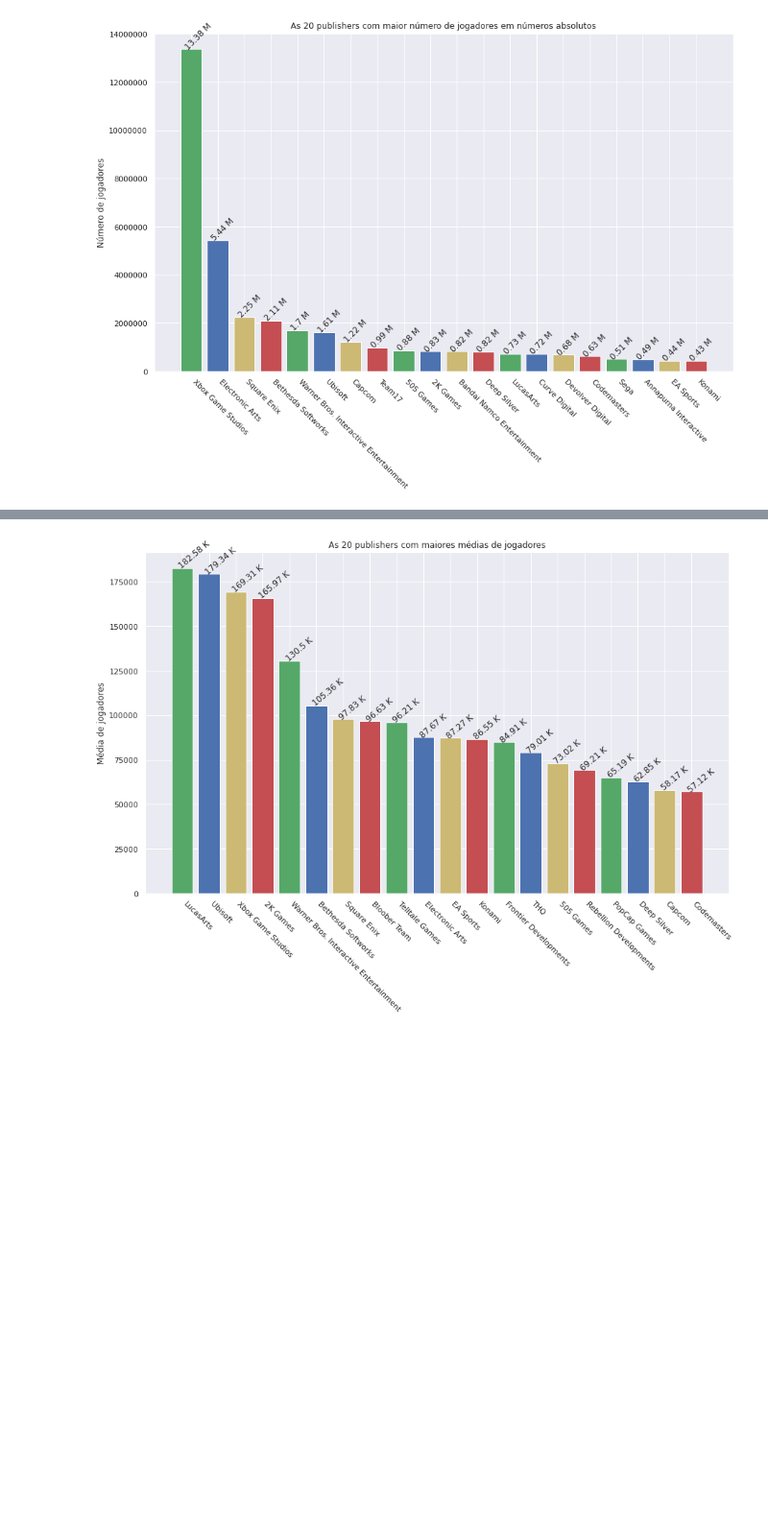
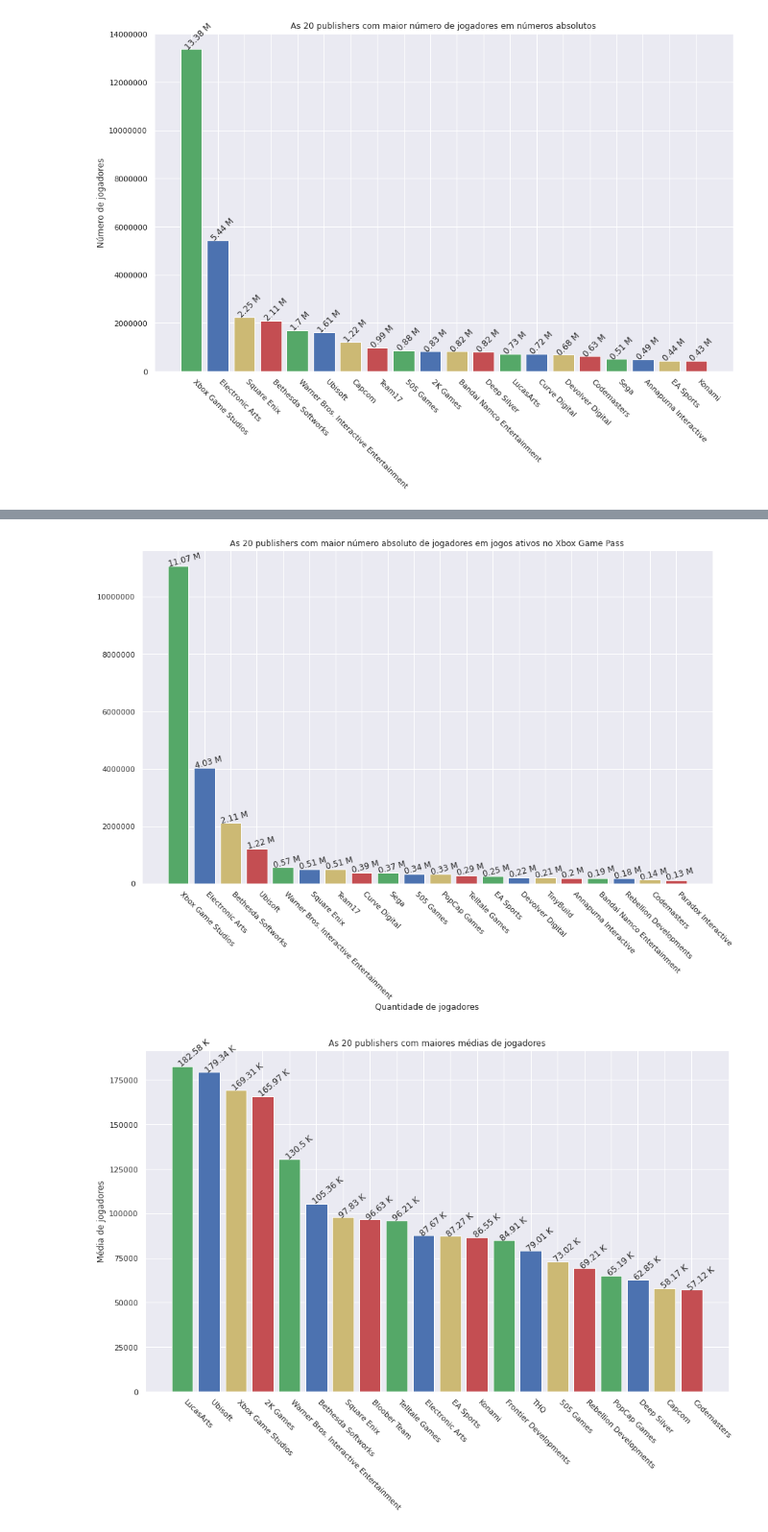
Before and after one commit to DamodaraBarbosa/xbox_game_pass_analisys, a Jupyter notebook: Publishers_Analisys_Xbox_Game_Pass.ipynb, the cells around one changed output, grey strips where cells are left out. Shown at 96% size. Cells and saved outputs as stored; diff of their text form; code cells hidden in the pictures; blank space fills up the shorter version.

```diff
--- a/Publishers_Analisys_Xbox_Game_Pass.ipynb
+++ b/Publishers_Analisys_Xbox_Game_Pass.ipynb
@@ -228,7 +228,7 @@ publisher_with_more_games = games_per_publisher[games_per_publisher >= 3].keys()
 # %%
 # as publishers com mais jogadores (pela base do True Achievements) nos seus jogos em números absolutos:
 
-total_gamers_publisher = data_gamepass.query('publisher in @publisher_with_more_games').groupby('publisher')['gamers'].sum()
+total_gamers_publisher = data_gamepass.query('publisher in @publisher_with_at_least_3_games').groupby('publisher')['gamers'].sum()
 top_20_total_gamers = total_gamers_publisher.sort_values(ascending= False)[:20]
 top_20_total_gamers
 # %% [output]
@@ -267,3 +267,10 @@ plt.ticklabel_format(style= 'plain', axis= 'y')
 plt.show()
 # %% [output]
 [figure]
+# %%
+# instancia-se variável com o número absoluto de jogadores (base do TrueAchievements) por publisher em jogos ativos no Xbox Game Pass:
+
+gamers_active_games_per_publisher = data_gamepass.query('publisher in @publisher_with_at_least_3_games and status == "Active"'
+                                                        ).groupby('publisher')['gamers'].sum()
+gamers_active_games_per_publisher = gamers_active_games_per_publisher.sort_values(ascending= False)
+gamers_active_games_per_publisher
@@ -270 +295,17 @@ plt.show()
+# %%
+# gráfico com o número absoluto de jogadores (base do TrueAchievements) por publisher em jogos ativos no Xbox Game Pass:
+
+bars = plt.bar(gamers_active_games_per_publisher.keys()[:20], gamers_active_games_per_publisher.values[:20], color= ['g', 'b', 'y', 'r'])
+
+for bar in bars:
+  value = bar.get_height()
+  plt.text(bar.get_x(), value, f'{round((value/1000000), 2)} M', rotation= '15')
+
+plt.ticklabel_format(style= 'plain', axis= 'y')
+plt.title('As 20 publishers com maior número absoluto de jogadores em jogos ativos no Xbox Game Pass')
+plt.xticks(rotation= '-45', ha= 'left')
+plt.xlabel('Quantidade de jogadores')
+plt.show()
+# %% [output]
+[figure, added]
 # %%
```
Also changed, not shown: parts of 11 cells of this notebook.
